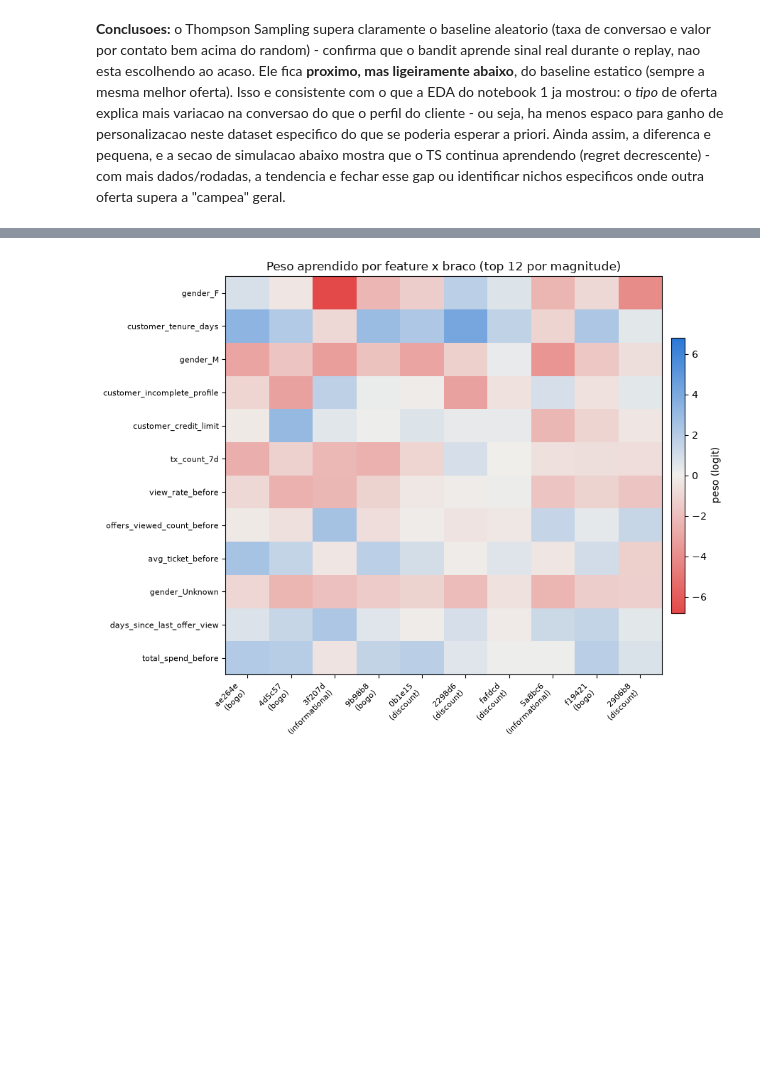
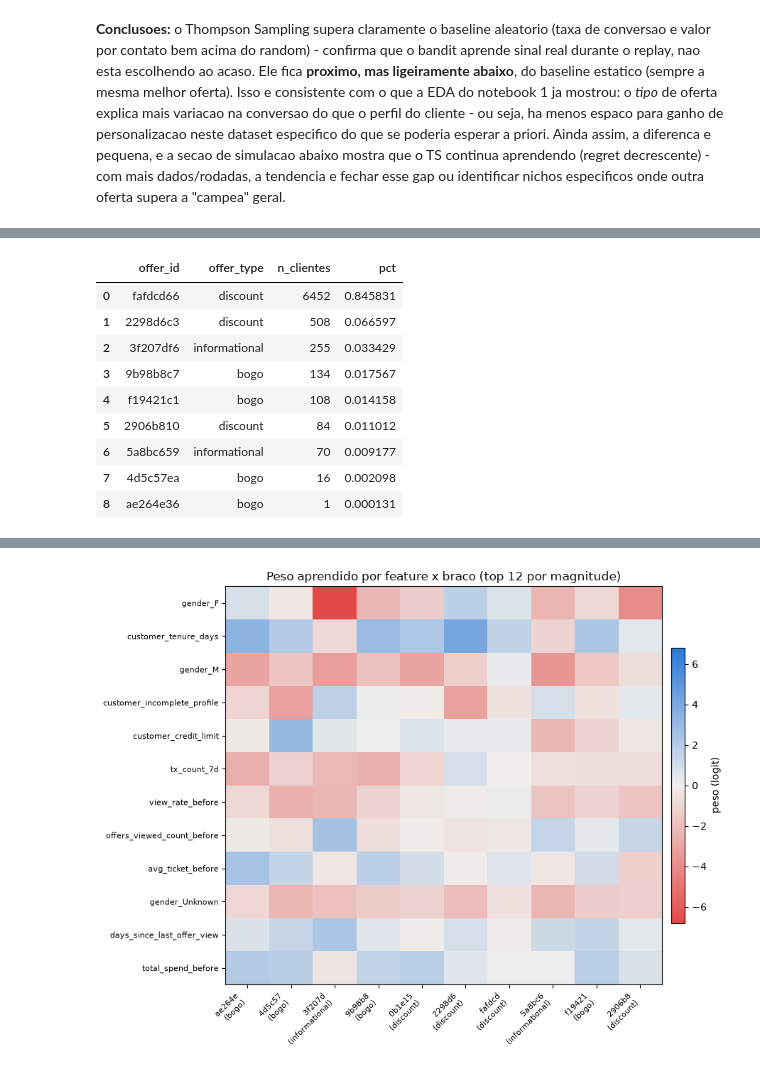
Before and after one commit to biancaseixas/offer-optimization-case-biancaseixas, a Jupyter notebook: notebooks/2_modeling.ipynb, the cells around one changed output, grey strips where cells are left out. Cells and saved outputs as stored; diff of their text form; code cells hidden in the pictures; blank space fills up the shorter version.

```diff
--- a/notebooks/2_modeling.ipynb
+++ b/notebooks/2_modeling.ipynb
@@ -463,0 +573,26 @@ gap ou identificar nichos especificos onde outra oferta supera a "campea" geral.
+# %%
+# Quao comum e a oferta recomendada realmente mudar de cliente para cliente? Varre uma amostra
+# da base (a cada 10 linhas, por velocidade) e conta qual braco vence com mais frequencia.
+top_arm_counts = {}
+for i in range(0, len(X), 10):
+    scores_i = {a: bandit.predict_proba(a, X[i]) * ARM_VALUES[a] for a in arm_ids}
+    top_i = max(scores_i, key=scores_i.get)
+    top_arm_counts[top_i] = top_arm_counts.get(top_i, 0) + 1
+
+n_sampled = sum(top_arm_counts.values())
+dist_df = pd.DataFrame([
+    {"offer_id": a[:8], "offer_type": offers_pd.loc[a, "offer_type"], "n_clientes": n, "pct": n / n_sampled}
+    for a, n in sorted(top_arm_counts.items(), key=lambda kv: -kv[1])
+])
+dist_df
+# %% [output]
+|  | offer_id | offer_type | n_clientes | pct |
+| 0 | fafdcd66 | discount | 6452 | 0.845831 |
+| 1 | 2298d6c3 | discount | 508 | 0.066597 |
+| 2 | 3f207df6 | informational | 255 | 0.033429 |
+| 3 | 9b98b8c7 | bogo | 134 | 0.017567 |
+| 4 | f19421c1 | bogo | 108 | 0.014158 |
+| 5 | 2906b810 | discount | 84 | 0.011012 |
+| 6 | 5a8bc659 | informational | 70 | 0.009177 |
+| 7 | 4d5c57ea | bogo | 16 | 0.002098 |
+| 8 | ae264e36 | bogo | 1 | 0.000131 |
```
Also changed, not shown: parts of 10 cells of this notebook, 1 other file.
